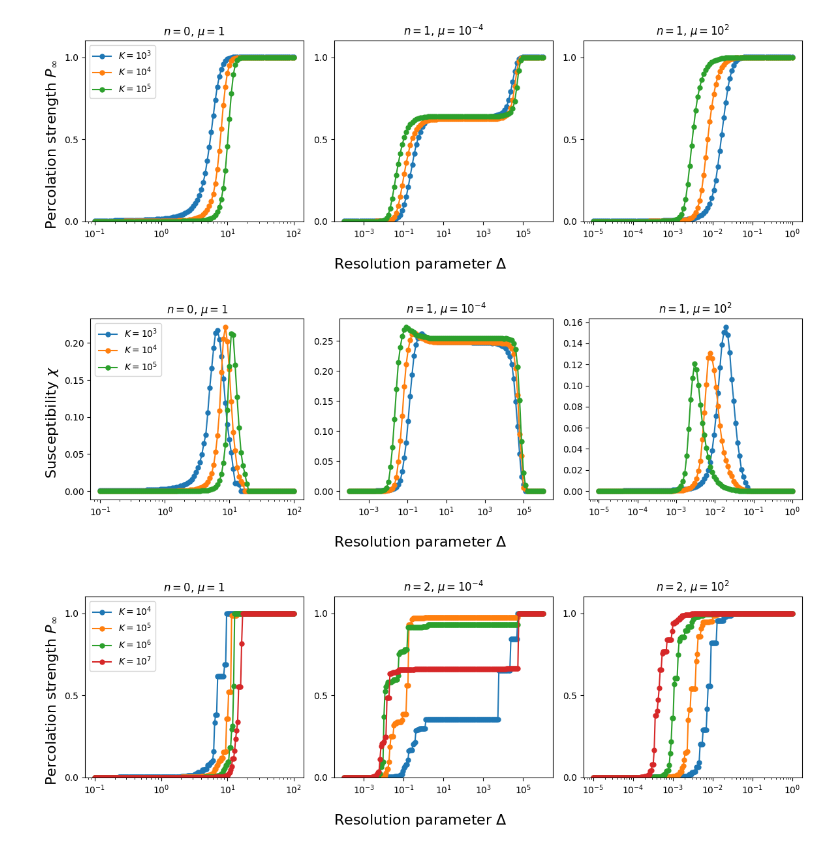
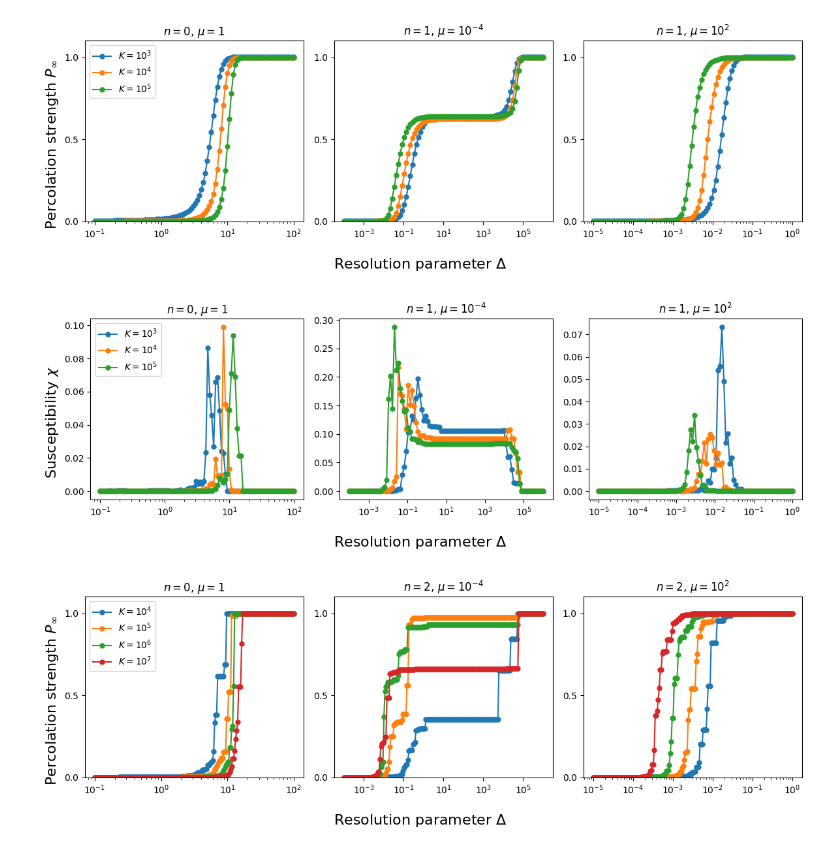
Before and after one commit to RivasAntonio/TFM, a Jupyter notebook: Códigos/Hawkes/Percolation_strength.ipynb, the cells around one changed output. Cells and saved outputs as stored; diff of their text form; code cells hidden in the pictures.

```diff
--- a/Códigos/Hawkes/Percolation_strength.ipynb
+++ b/Códigos/Hawkes/Percolation_strength.ipynb
@@ -427,40 +427,42 @@ mus = [1, 10**-4, 10**2]
 ns = [0, 1, 1]
 
 labels = ['$K=10^3$', '$K=10^4$','$K=10^5$','$K=10^6$','$K=10^7$','$K=10^8$']
-deltas = [np.logspace(-1, 2, num = 100, base = 10), np.logspace(-4, 6, num = 100, base = 10), np.logspace(-5, 0, num = 100, base = 10)]
-#np.save (f'./data/deltas_R={R}_article', deltas)
+deltas = [np.logspace(-1, 2, num = 100, base = 10), np.logspace(-4, 6, num = 100, base = 10), np.logspace(-4, 0, num = 100, base = 10)]
+np.save (f'./data/deltas_R={R}_article_susceptibility', deltas)
 
 for i in range(3):
     n = ns[i]
     mu = mus[i]
     ax = fig.add_subplot(axgrid[0, i])
     for _ in range(3):
         K = 10**(_+3) # Cambiar a 3 cuando quiera la figura
         delta = deltas[i]
         percolations = np.zeros([R, len(delta)])
 
         for j in range(R):
             times_between_events, _, _ = generate_series_perc(K, n, mu)
             percolations[j,:] = calculate_percolation_strength(times_between_events, delta)
 
-        susceptibility = np.std(percolations, axis=0)
-        np.save(f'./data/percolation_std_n={n}_mu={mu}_K={K},R={R}', np.std(susceptibility, axis=0))
+        numerator = np.std(percolations, axis=0)**2
+        denominator = np.mean(percolations, axis=0)
+        susceptibility = numerator/denominator
+        #np.save(f'./data/percolation_susceptibility_n={n}_mu={mu}_K={K},R={R}', susceptibility)
         ax.plot(delta, susceptibility, marker='o', markersize=5)
 
     ax.set_xscale('log')
     #ax.set_ylim(0, 0.4)
     #ax.set_yticks([0, 0.5, 1])
 
 fig.supxlabel('Resolution parameter $\Delta$', fontsize=16)
 fig.axes[0].set_title('$n=0$, $\mu=1$')
 fig.axes[1].set_title('$n=1$, $\mu=10^{-4}$')
 fig.axes[2].set_title('$n=1$, $\mu=10^{2}$')
 fig.axes[0].legend(labels, loc='upper left', ncol=1, fontsize=10)
 fig.supylabel('Susceptibility $\chi$', fontsize=16)
 
 fig.tight_layout()
 # %% [output]
-[figure, old version]
+[figure, new version]
 # %%
 fig = plt.figure(figsize=(12, 4))
 axgrid = fig.add_gridspec(1, 3)
```
Also changed, not shown: 6 other files.
